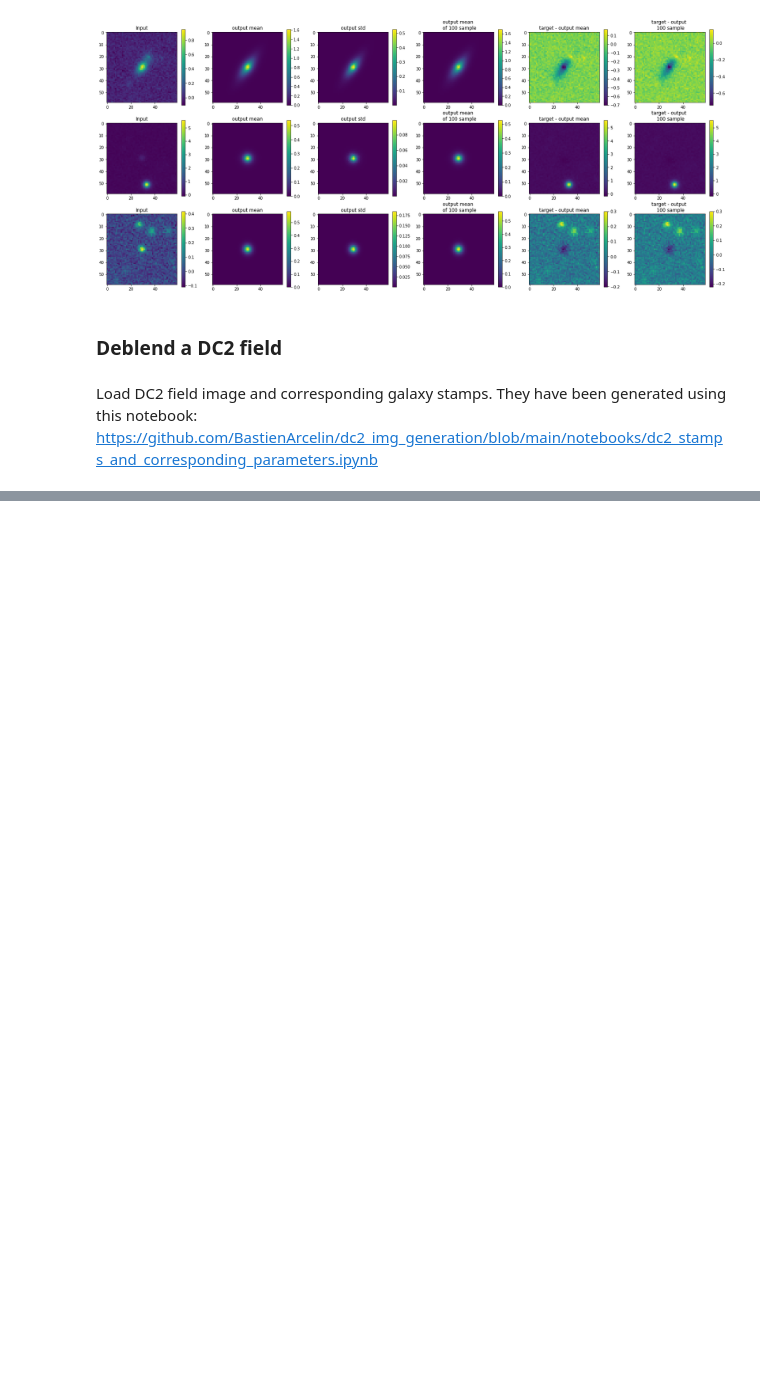
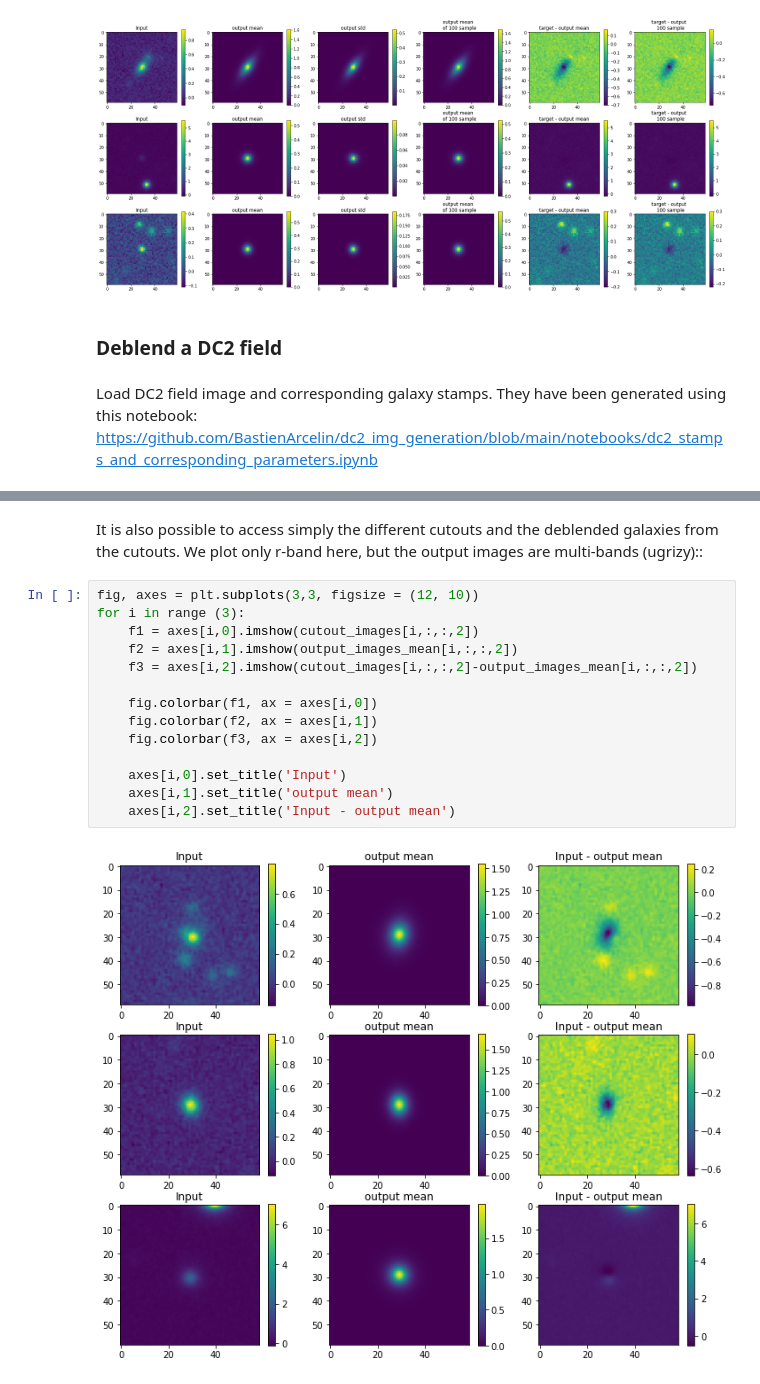
Before and after one commit to astrodeepnet/debvader, a Jupyter notebook: notebooks/deblending_dc2_images.ipynb, the cells around one changed output, grey strips where cells are left out. Saved outputs shown, nothing was run; the diff lists cells and outputs as text; blank space fills up the shorter version.

```diff
--- a/notebooks/deblending_dc2_images.ipynb
+++ b/notebooks/deblending_dc2_images.ipynb
@@ -198,0 +169,18 @@ for i in range(len(output_images_mean)):
+# %% [markdown]
+It is also possible to access simply the different cutouts and the deblended galaxies from the cutouts. We plot only r-band here, but the output images are multi-bands (ugrizy)::
+# %%
+fig, axes = plt.subplots(3,3, figsize = (12, 10))
+for i in range (3):
+    f1 = axes[i,0].imshow(cutout_images[i,:,:,2])
+    f2 = axes[i,1].imshow(output_images_mean[i,:,:,2])
+    f3 = axes[i,2].imshow(cutout_images[i,:,:,2]-output_images_mean[i,:,:,2])
+
+    fig.colorbar(f1, ax = axes[i,0])
+    fig.colorbar(f2, ax = axes[i,1])
+    fig.colorbar(f3, ax = axes[i,2])
+
+    axes[i,0].set_title('Input')
+    axes[i,1].set_title('output mean')
+    axes[i,2].set_title('Input - output mean')
+# %% [output]
+[figure, added]
```
Also changed, not shown: parts of 28 cells of this notebook, 32 other files.
